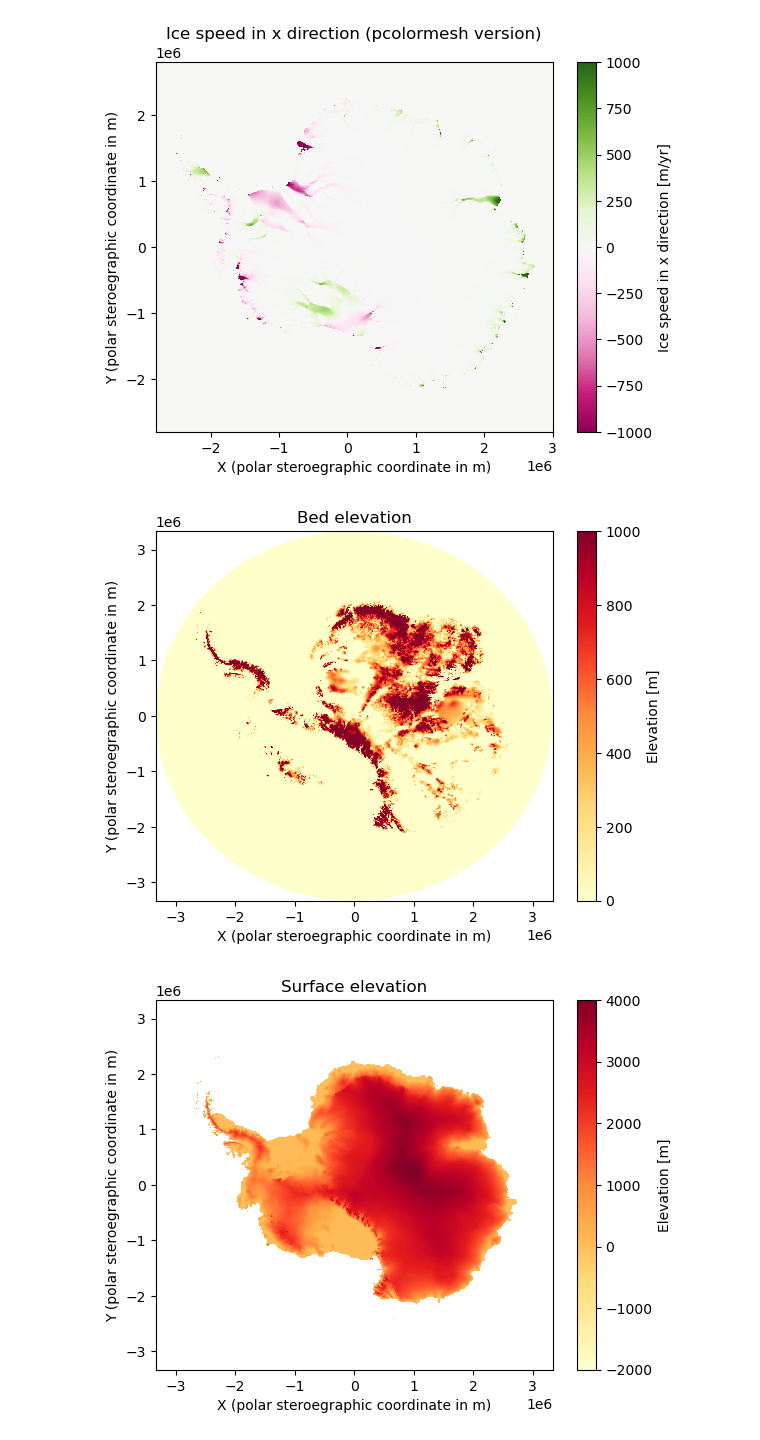
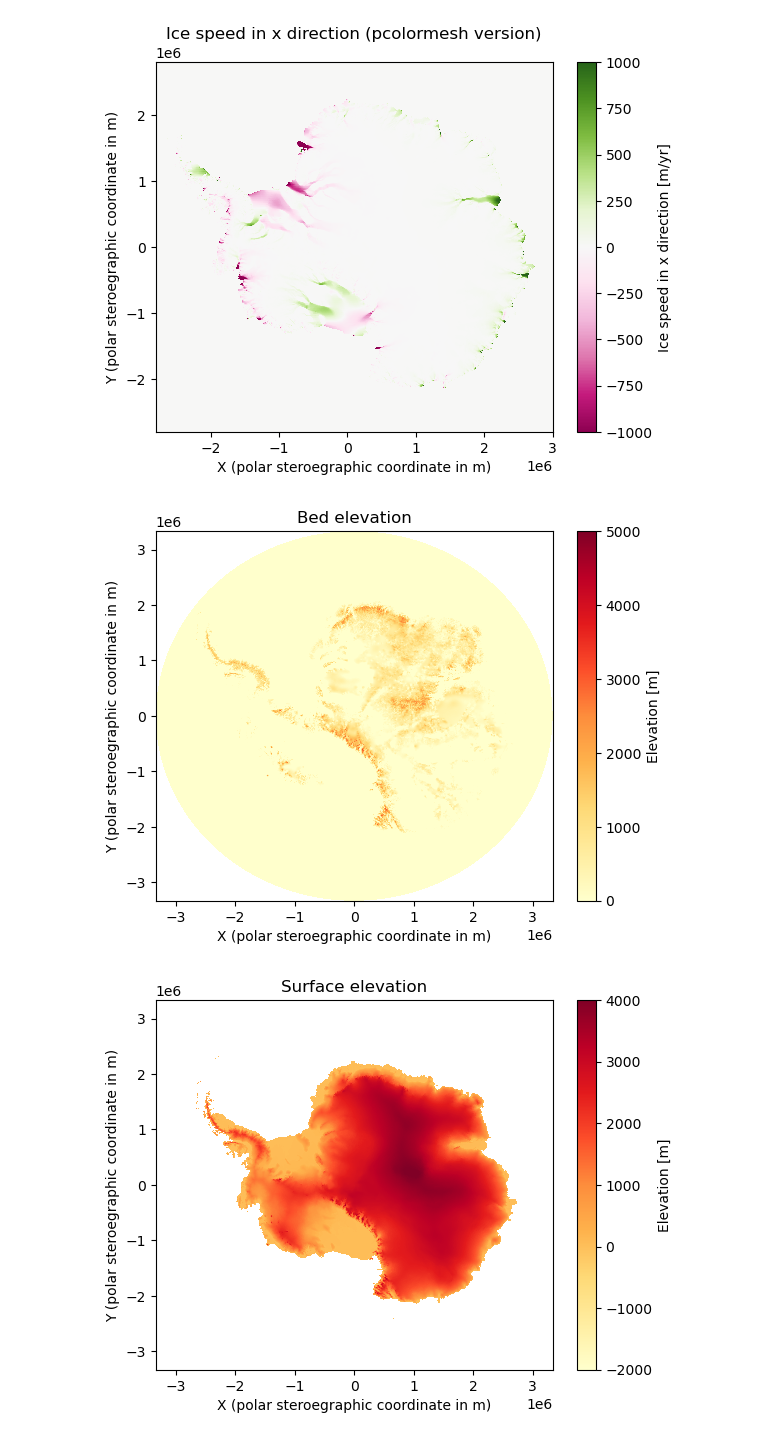
Before and after one commit to AnnaChen04/glaciology_practical, a Jupyter notebook: P6/P6.ipynb, the cells around one changed output. Drawn from its saved outputs; the diff is of its cells as text; code cells hidden in the pictures.

```diff
--- a/P6/P6.ipynb
+++ b/P6/P6.ipynb
@@ -66,19 +66,19 @@ plt.show()
 [figure]
 # %%
 # Use pcolormesh to plot bed elevation
-plt.pcolormesh(x_bedmap, y_bedmap, bed_elevation, clim = (0,1000), cmap = 'YlOrRd')
+plt.pcolormesh(x_bedmap, y_bedmap, bed_elevation, clim = (0,5000), cmap = 'YlOrRd')
 
 # Add a color bar to show the mapping of 'z' values to colors
 plt.colorbar(label='Elevation [m]')
 
 # Add labels and title
 plt.xlabel('X (polar steroegraphic coordinate in m)')
 plt.ylabel('Y (polar steroegraphic coordinate in m)')
 plt.title('Bed elevation')
 
 plt.show()
 # %% [output]
-[figure, old version]
+[figure, new version]
 # %%
 # Use pcolormesh to plot surface elevation
 plt.pcolormesh(x_bedmap, y_bedmap, surface_elevation, clim = (-2000,4000), cmap = 'YlOrRd')
```
Also changed, not shown: 12 other files.
